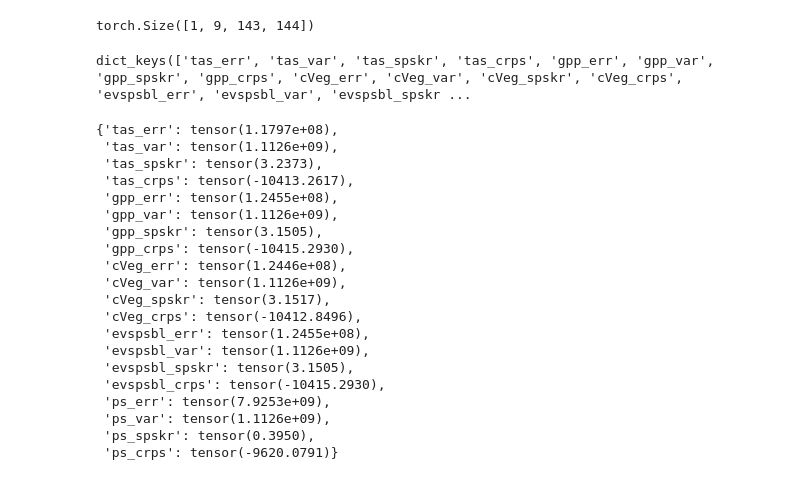
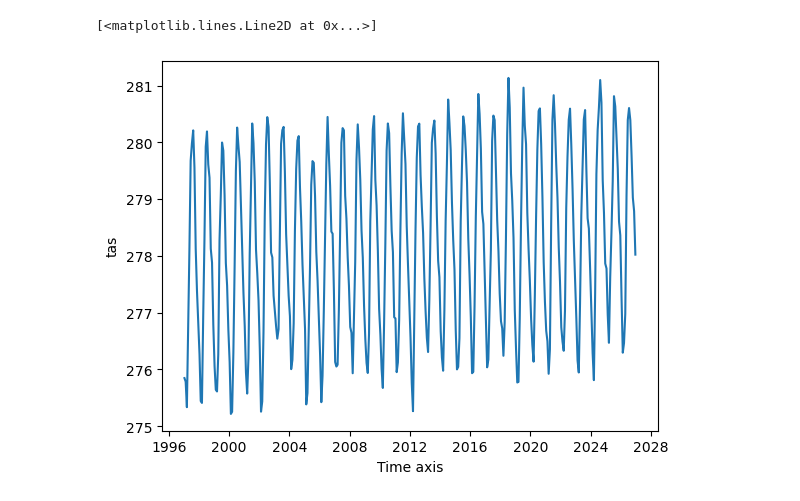
Before and after one commit to grahamclyne/ipsl_dcpp, a Jupyter notebook: ipsl_dcpp/model/ensemble_analysis.ipynb, the cells around one changed output. Drawn from its saved outputs; the diff is of its cells as text; code cells hidden in the pictures.

```diff
--- a/ipsl_dcpp/model/ensemble_analysis.ipynb
+++ b/ipsl_dcpp/model/ensemble_analysis.ipynb
@@ -208,4 +194,0 @@ metrics = EnsembleMetrics(dataset=val_dataloader.dataset)
-# %%
-denormed_batch_ensembles[ensemble_index][time_step].shape
-# %% [output]
-torch.Size([1, 9, 143, 144])
@@ -222,24 +195,16 @@ for ensemble_index in range(3):
-# %%
-metrics.compute()
-# %% [output]
-dict_keys(['tas_err', 'tas_var', 'tas_spskr', 'tas_crps', 'gpp_err', 'gpp_var', 'gpp_spskr', 'gpp_crps', 'cVeg_err', 'cVeg_var', 'cVeg_spskr', 'cVeg_crps', 'evspsbl_err', 'evspsbl_var', 'evspsbl_spskr ...
-{'tas_err': tensor(1.1797e+08),
- 'tas_var': tensor(1.1126e+09),
- 'tas_spskr': tensor(3.2373),
- 'tas_crps': tensor(-10413.2617),
- 'gpp_err': tensor(1.2455e+08),
- 'gpp_var': tensor(1.1126e+09),
- 'gpp_spskr': tensor(3.1505),
- 'gpp_crps': tensor(-10415.2930),
- 'cVeg_err': tensor(1.2446e+08),
- 'cVeg_var': tensor(1.1126e+09),
- 'cVeg_spskr': tensor(3.1517),
- 'cVeg_crps': tensor(-10412.8496),
- 'evspsbl_err': tensor(1.2455e+08),
- 'evspsbl_var': tensor(1.1126e+09),
- 'evspsbl_spskr': tensor(3.1505),
- 'evspsbl_crps': tensor(-10415.2930),
- 'ps_err': tensor(7.9253e+09),
- 'ps_var': tensor(1.1126e+09),
- 'ps_spskr': tensor(0.3950),
- 'ps_crps': tensor(-9620.0791)}
+# %%
+#get 30 year trend from batch
+import xarray as xr
+#just manually open 3 files to check and compare trend
+scratch = os.environ['SCRATCH']
+var_name = 'tas'
+data = []
+files = [f'{scratch}/1996_1.nc',f'{scratch}/2006_1.nc',f'{scratch}/2016_1.nc']
+for file in files:
+    data.append(xr.open_dataset(file)[var_name])
+
+concated = xr.concat(data,dim='time')
+concated.mean(dim=['lat','lon']).plot()
+# %% [output]
+[<matplotlib.lines.Line2D at 0x...>]
+[figure, added]
```
Also changed, not shown: parts of 30 cells of this notebook, 19 other files.
